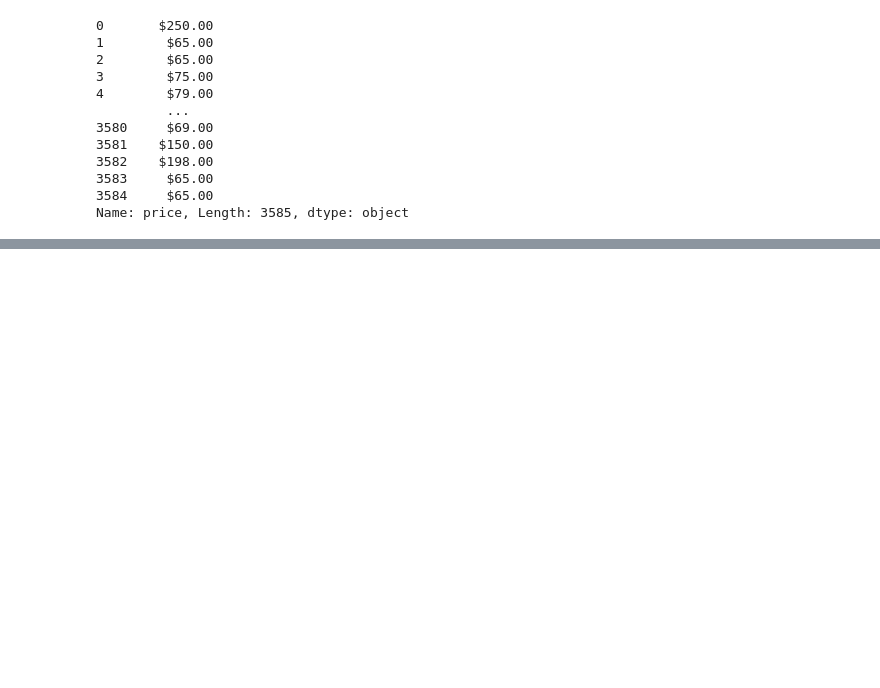
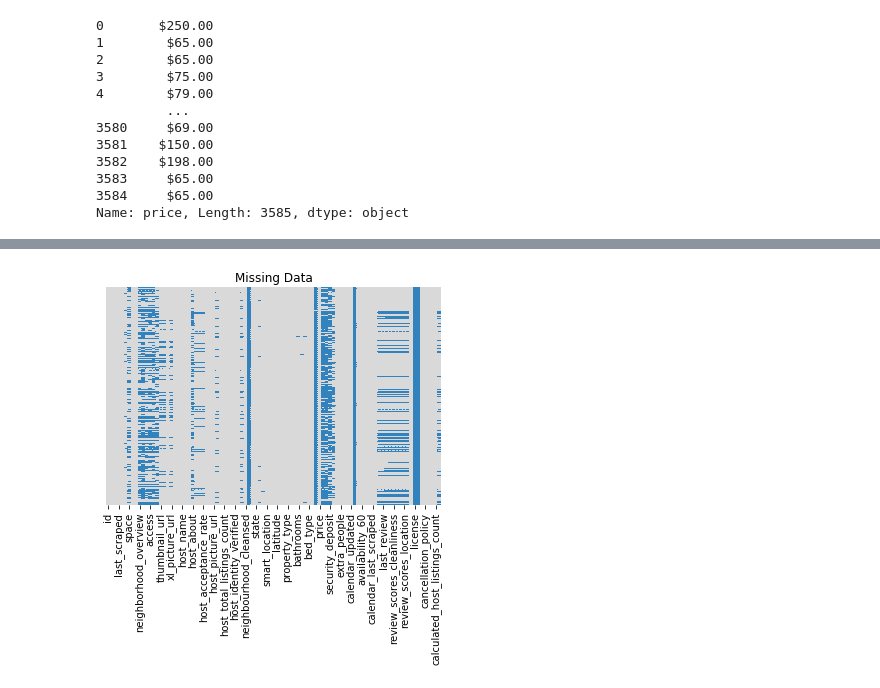
Before and after one commit to JVasquez5/Udacity_Data_Scientist_Nanodegree, a Jupyter notebook: Projects/Blog Post/seattle_boston_airbnb.ipynb, the cells around one changed output, grey strips where cells are left out. Cells and saved outputs as stored; diff of their text form; code cells hidden in the pictures; blank space fills up the shorter version.

```diff
--- a/Projects/Blog Post/seattle_boston_airbnb.ipynb
+++ b/Projects/Blog Post/seattle_boston_airbnb.ipynb
@@ -195,0 +346,7 @@ seattle_df[['price', 'weekly_price', 'monthly_price', 'security_deposit', 'clean
+# %%
+#Visual Showing No Missing Values
+sns.heatmap(boston_df.isnull(),yticklabels = False, cbar = False,cmap = 'tab20c_r')
+plt.title('Missing Data')
+plt.show()
+# %% [output]
+[figure, added]
```
Also changed, not shown: parts of 32 cells of this notebook.
